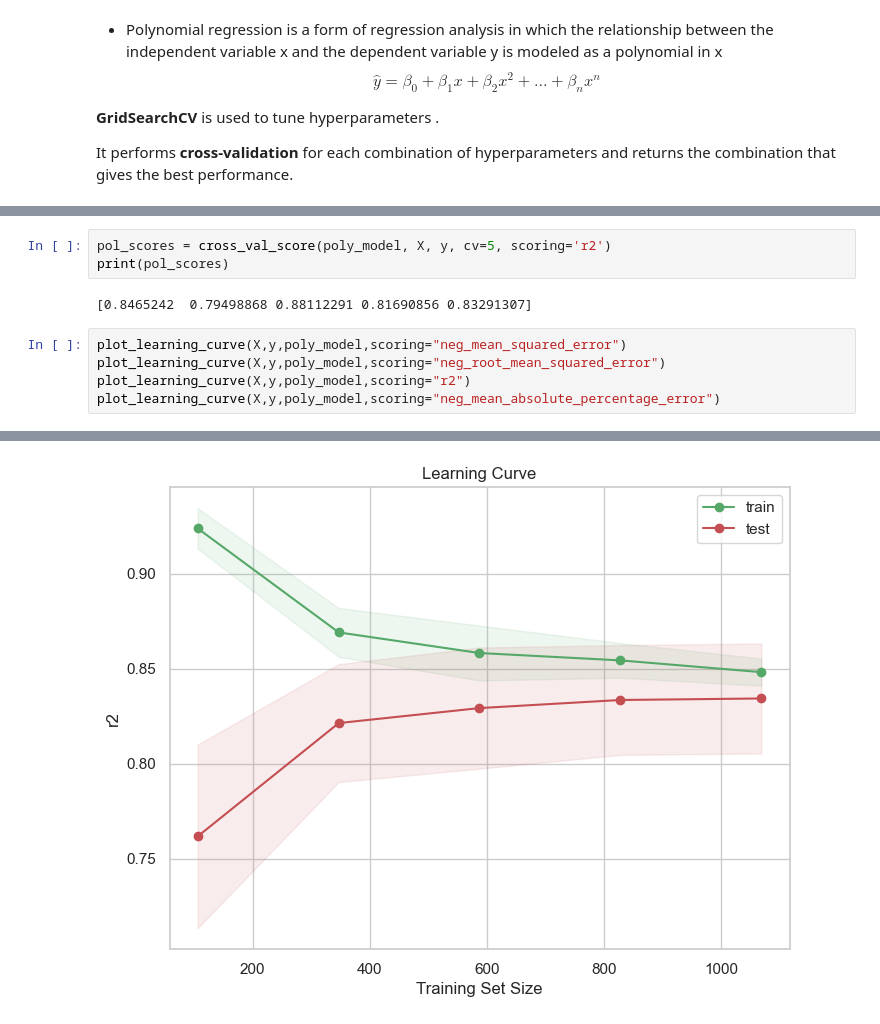
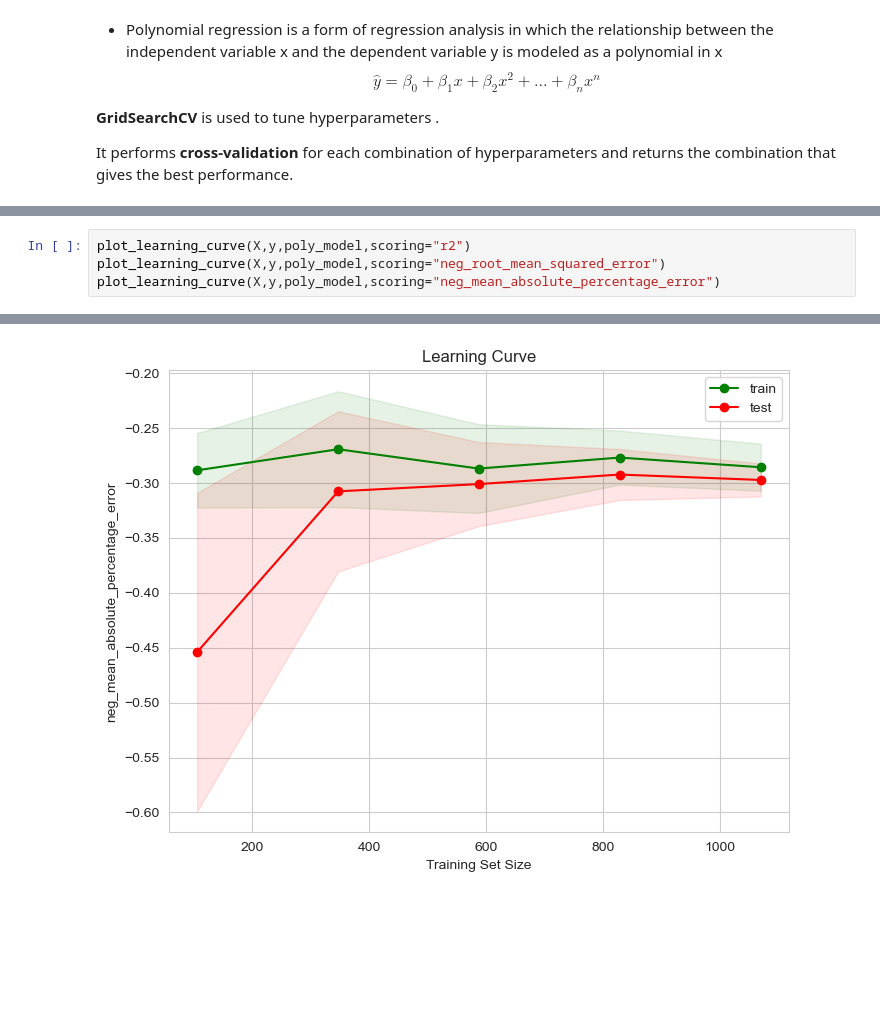
Before and after one commit to mesh98a/DeepLearning, a Jupyter notebook: labN1.ipynb, the cells around one changed output, grey strips where cells are left out. Drawn from its saved outputs; the diff is of its cells as text; blank space fills up the shorter version.

```diff
--- a/labN1.ipynb
+++ b/labN1.ipynb
@@ -406,11 +437,5 @@ Test MSE:25549318.194 RMSE: 5054.633, R²: 0.852, MAPE: 0.38
-# %%
-pol_scores = cross_val_score(poly_model, X, y, cv=5, scoring='r2')
-print(pol_scores)
-# %% [output]
-[0.8465242  0.79498868 0.88112291 0.81690856 0.83291307]
 # %%
-plot_learning_curve(X,y,poly_model,scoring="neg_mean_squared_error")
+plot_learning_curve(X,y,poly_model,scoring="r2")
 plot_learning_curve(X,y,poly_model,scoring="neg_root_mean_squared_error")
-plot_learning_curve(X,y,poly_model,scoring="r2")
 plot_learning_curve(X,y,poly_model,scoring="neg_mean_absolute_percentage_error")
 # %% [output]
@@ -419 +444 @@ plot_learning_curve(X,y,poly_model,scoring="neg_mean_absolute_percentage_error")
-[figure, old version]
+[figure, new version]
```
Also changed, not shown: parts of 24 cells of this notebook.
